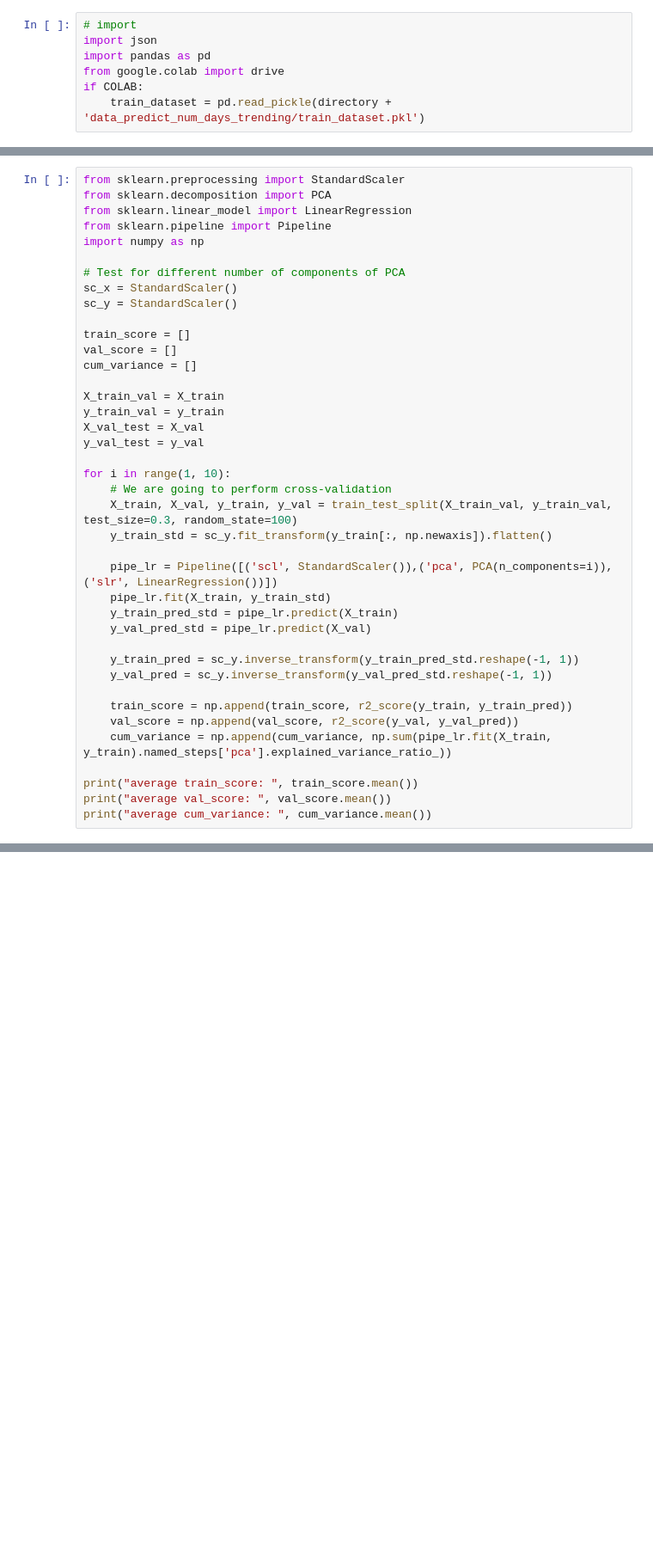
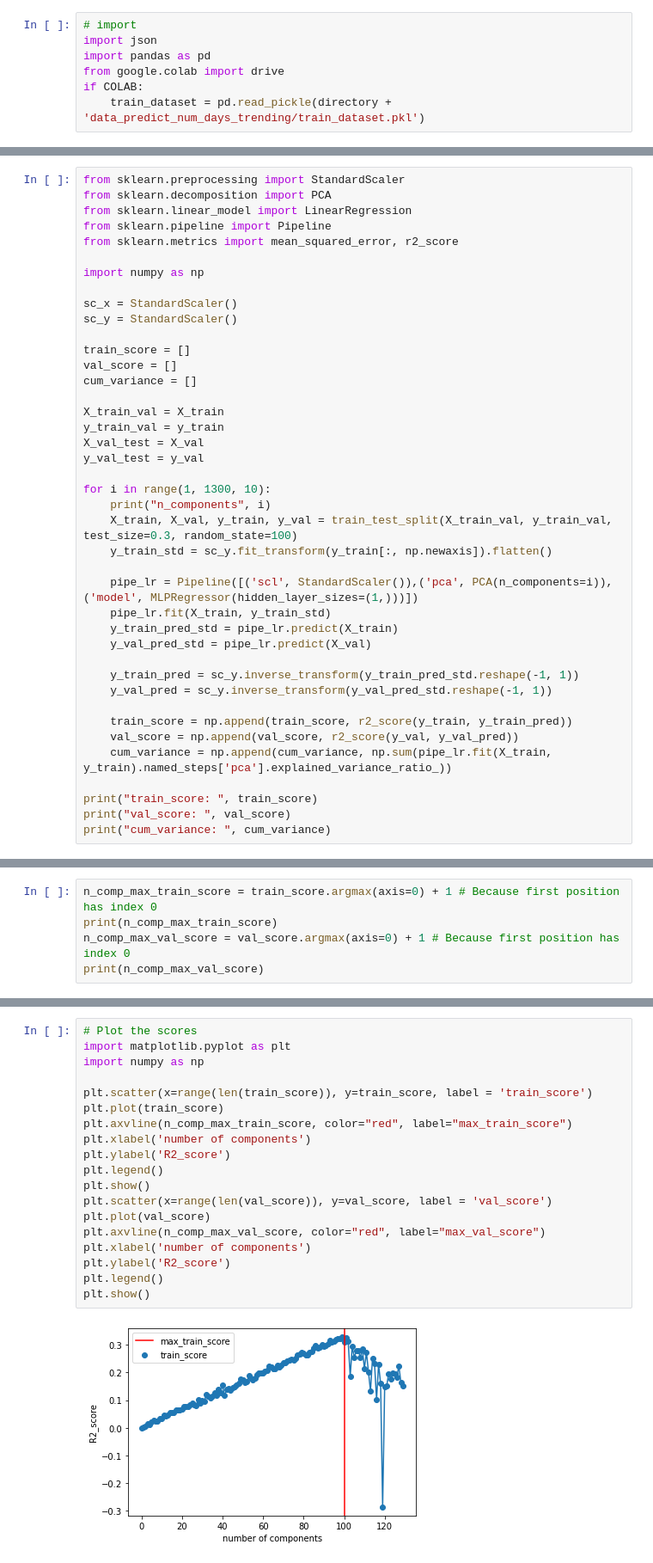
Before and after one commit to lavinama/modelling_social_data, a Jupyter notebook: predict_num_days_trending.ipynb, the cells around one changed output, grey strips where cells are left out. Shown at 86% size. Drawn from its saved outputs; the diff is of its cells as text; blank space fills up the shorter version.

```diff
--- a/predict_num_days_trending.ipynb
+++ b/predict_num_days_trending.ipynb
@@ -522,9 +748,10 @@ from sklearn.preprocessing import StandardScaler
 from sklearn.decomposition import PCA
 from sklearn.linear_model import LinearRegression
 from sklearn.pipeline import Pipeline
+from sklearn.metrics import mean_squared_error, r2_score
+
 import numpy as np
 
-# Test for different number of components of PCA
 sc_x = StandardScaler()
 sc_y = StandardScaler()
 
@@ -537,12 +764,12 @@ y_train_val = y_train
 X_val_test = X_val
 y_val_test = y_val
 
-for i in range(1, 10):
-    # We are going to perform cross-validation
+for i in range(1, 1300, 10):
+    print("n_components", i)
     X_train, X_val, y_train, y_val = train_test_split(X_train_val, y_train_val, test_size=0.3, random_state=100)
     y_train_std = sc_y.fit_transform(y_train[:, np.newaxis]).flatten()
 
-    pipe_lr = Pipeline([('scl', StandardScaler()),('pca', PCA(n_components=i)),('slr', LinearRegression())])
+    pipe_lr = Pipeline([('scl', StandardScaler()),('pca', PCA(n_components=i)),('model', MLPRegressor(hidden_layer_sizes=(1,)))])
     pipe_lr.fit(X_train, y_train_std)
     y_train_pred_std = pipe_lr.predict(X_train)
     y_val_pred_std = pipe_lr.predict(X_val)
@@ -554,7 +781,7 @@ for i in range(1, 10):
     val_score = np.append(val_score, r2_score(y_val, y_val_pred))
     cum_variance = np.append(cum_variance, np.sum(pipe_lr.fit(X_train, y_train).named_steps['pca'].explained_variance_ratio_))
 
-print("average train_score: ", train_score.mean())
-print("average val_score: ", val_score.mean())
-print("average cum_variance: ", cum_variance.mean())
+print("train_score: ", train_score)
+print("val_score: ", val_score)
+print("cum_variance: ", cum_variance)
 # %% [output]
@@ -563,0 +803,5 @@ average cum_variance:  0.010788099964027607
+# %%
+n_comp_max_train_score = train_score.argmax(axis=0) + 1 # Because first position has index 0
+print(n_comp_max_train_score)
+n_comp_max_val_score = val_score.argmax(axis=0) + 1 # Because first position has index 0
+print(n_comp_max_val_score)
@@ -563,0 +811,21 @@ average cum_variance:  0.010788099964027607
+# %%
+# Plot the scores
+import matplotlib.pyplot as plt
+import numpy as np
+
+plt.scatter(x=range(len(train_score)), y=train_score, label = 'train_score')
+plt.plot(train_score)
+plt.axvline(n_comp_max_train_score, color="red", label="max_train_score")
+plt.xlabel('number of components')
+plt.ylabel('R2_score')
+plt.legend()
+plt.show()
+plt.scatter(x=range(len(val_score)), y=val_score, label = 'val_score')
+plt.plot(val_score)
+plt.axvline(n_comp_max_val_score, color="red", label="max_val_score")
+plt.xlabel('number of components')
+plt.ylabel('R2_score')
+plt.legend()
+plt.show()
+# %% [output]
+[figure, added]
```
Also changed, not shown: parts of 50 cells of this notebook, 5 other files.
